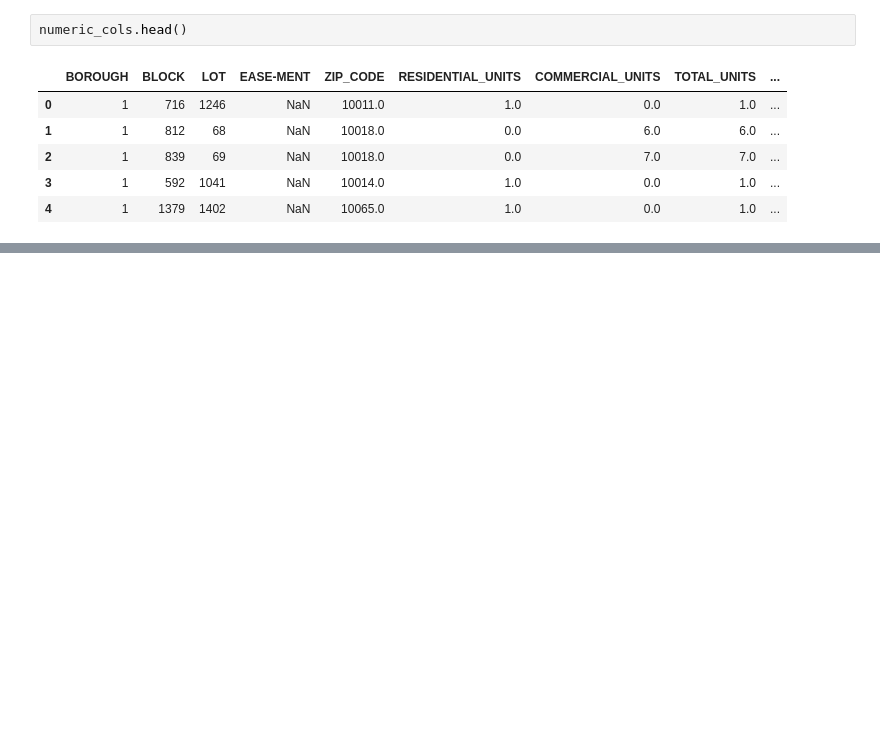
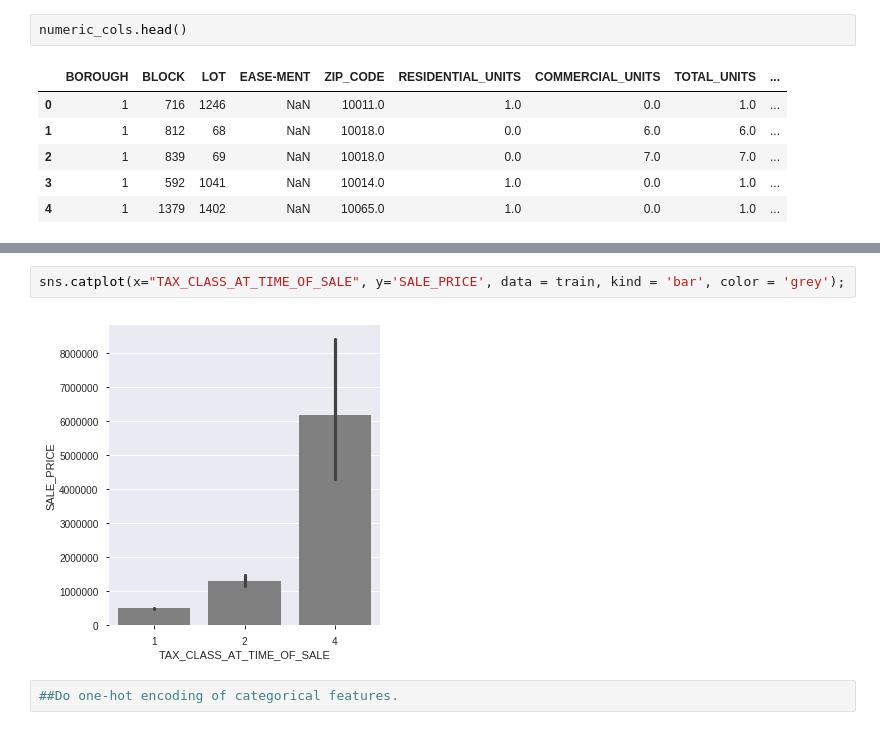
Before and after one commit to AdrianduPlessis/DS-Unit-2-Regression-Classification, a Jupyter notebook: module3/assignment_regression_classification_3.ipynb, the cells around one changed output, grey strips where cells are left out. Drawn from its saved outputs; the diff is of its cells as text; blank space fills up the shorter version.

```diff
--- a/module3/assignment_regression_classification_3.ipynb
+++ b/module3/assignment_regression_classification_3.ipynb
@@ -166,0 +153,6 @@ sns.catplot(x="BLOCK", y='SALE_PRICE', data = train, kind = 'bar', color = 'grey
+# %%
+sns.catplot(x="TAX_CLASS_AT_TIME_OF_SALE", y='SALE_PRICE', data = train, kind = 'bar', color = 'grey');
+# %% [output]
+[figure, added]
+# %%
+##Do one-hot encoding of categorical features.
```
Also changed, not shown: parts of 6 cells of this notebook.
